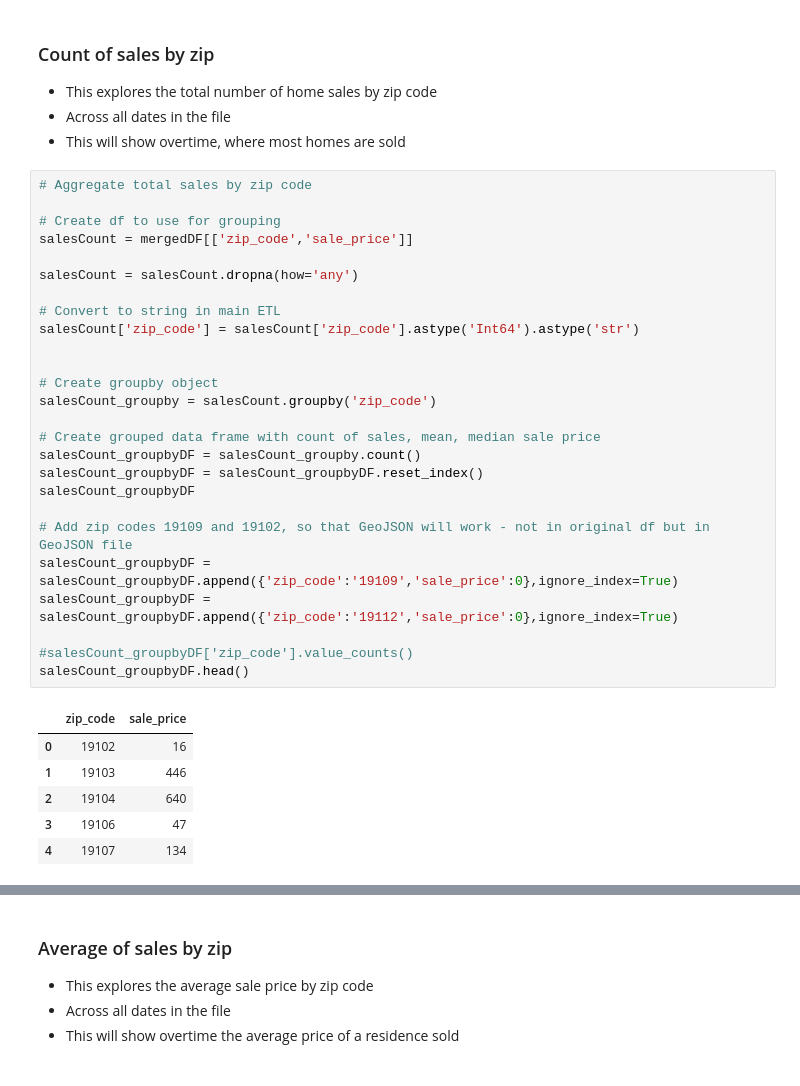
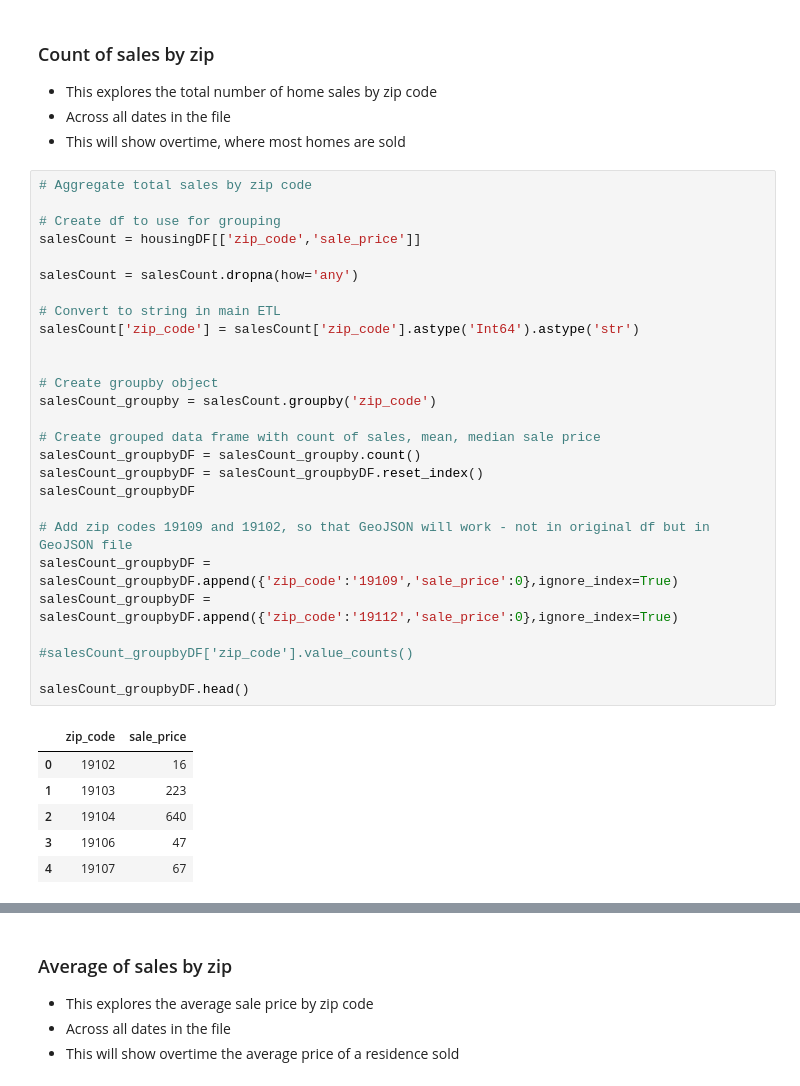
Before and after one commit to jeremybar32093/covid_recovery_analysis, a Jupyter notebook: heatmap.ipynb, the cells around one changed output, grey strips where cells are left out. Drawn from its saved outputs; the diff is of its cells as text.

```diff
--- a/heatmap.ipynb
+++ b/heatmap.ipynb
@@ -115,34 +48,35 @@ dtype: object
 # %%
 # Aggregate total sales by zip code
 
 # Create df to use for grouping
-salesCount = mergedDF[['zip_code','sale_price']]
+salesCount = housingDF[['zip_code','sale_price']]
 
 salesCount = salesCount.dropna(how='any')
 
 # Convert to string in main ETL
 salesCount['zip_code'] = salesCount['zip_code'].astype('Int64').astype('str')
 
 
 # Create groupby object
 salesCount_groupby = salesCount.groupby('zip_code')
 
 # Create grouped data frame with count of sales, mean, median sale price
 salesCount_groupbyDF = salesCount_groupby.count()
 salesCount_groupbyDF = salesCount_groupbyDF.reset_index()
 salesCount_groupbyDF
 
 # Add zip codes 19109 and 19102, so that GeoJSON will work - not in original df but in GeoJSON file
 salesCount_groupbyDF = salesCount_groupbyDF.append({'zip_code':'19109','sale_price':0},ignore_index=True)
 salesCount_groupbyDF = salesCount_groupbyDF.append({'zip_code':'19112','sale_price':0},ignore_index=True)
 
 #salesCount_groupbyDF['zip_code'].value_counts()
+
 salesCount_groupbyDF.head()
 # %% [output]
 |  | zip_code | sale_price |
 | 0 | 19102 | 16 |
-| 1 | 19103 | 446 |
+| 1 | 19103 | 223 |
 | 2 | 19104 | 640 |
 | 3 | 19106 | 47 |
-| 4 | 19107 | 134 |
+| 4 | 19107 | 67 |
 # %%
```
Also changed, not shown: parts of 31 cells of this notebook.
